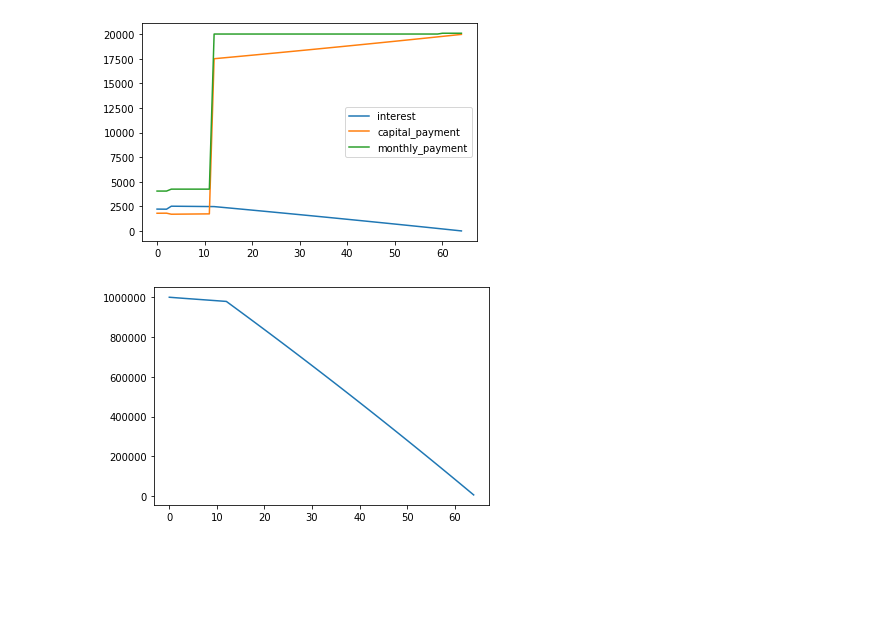
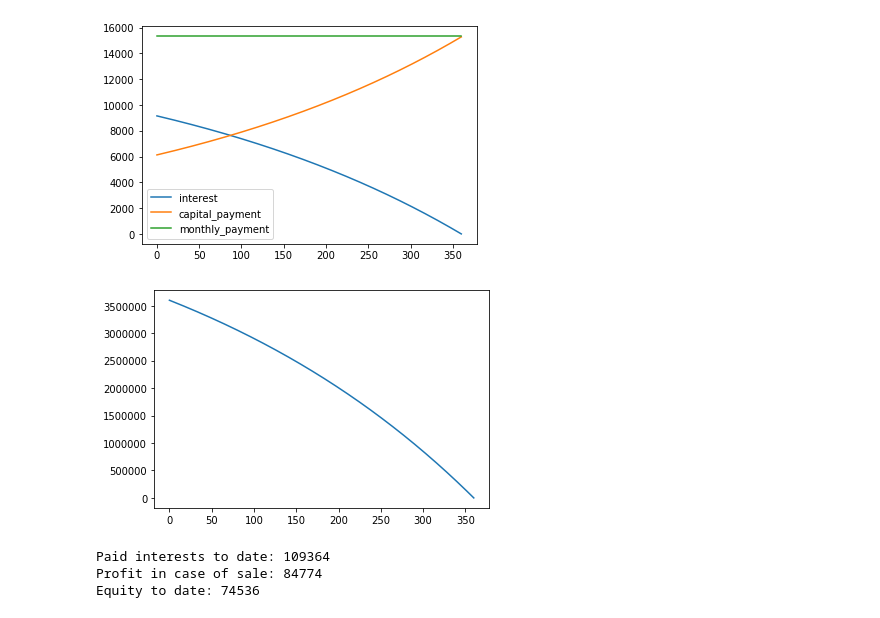
Before and after one commit to rossrco/real_estate_sim, a Jupyter notebook: prototype.ipynb, the cells around one changed output. Saved outputs shown, nothing was run; the diff lists cells and outputs as text; code cells hidden in the pictures; blank space fills up the shorter version.

Commit message:
add simulation class

```diff
--- a/prototype.ipynb
+++ b/prototype.ipynb
@@ -113,0 +101,9 @@ df.head(15)
+# %%
+mort = Mortgage(50, 0.0305, 3.6e6, 30, 12)
+sim = Simulation(0.02, 4.2e6, mort)
+# %%
+sim.run()
+# %%
+result = pd.DataFrame(sim.payment_history).join(pd.DataFrame(sim.mortgage_history))
+# %%
+result['monthly_payment'] = result.interest_amount + result.capital_downpayment_amount + result.fee
@@ -114,13 +127,22 @@ df.head(15)
 # %%
-plt.plot(df.interest_amount, label='interest')
-plt.plot(df.capital_downpayment_amount, label='capital_payment')
-plt.plot(df.monthly_payment, label='monthly_payment')
+plt.plot(result.interest_amount, label='interest')
+plt.plot(result.capital_downpayment_amount, label='capital_payment')
+plt.plot(result.monthly_payment, label='monthly_payment')
 plt.legend()
 plt.show()
 # %% [output]
-[figure, old version]
+[figure, new version]
 # %%
-plt.plot(df.remaining_amount)
+plt.plot(result.mortgage_amount)
 plt.show()
 # %% [output]
-[figure, old version]
+[figure, new version]
+# %%
+point_in_time = 12
+print('Paid interests to date: {:.0f}'.format(result.interest_amount.iloc[:point_in_time].sum() + result.fee.iloc[:point_in_time].sum()))
+print('Profit in case of sale: {:.0f}'.format(result.current_price.iloc[point_in_time] - result.current_price.iloc[0]))
+print('Equity to date: {:.0f}'.format(result.capital_downpayment_amount.iloc[:point_in_time].sum()))
+# %% [output]
+Paid interests to date: 109364
+Profit in case of sale: 84774
+Equity to date: 74536
```
Also changed, not shown: parts of 8 cells of this notebook.
